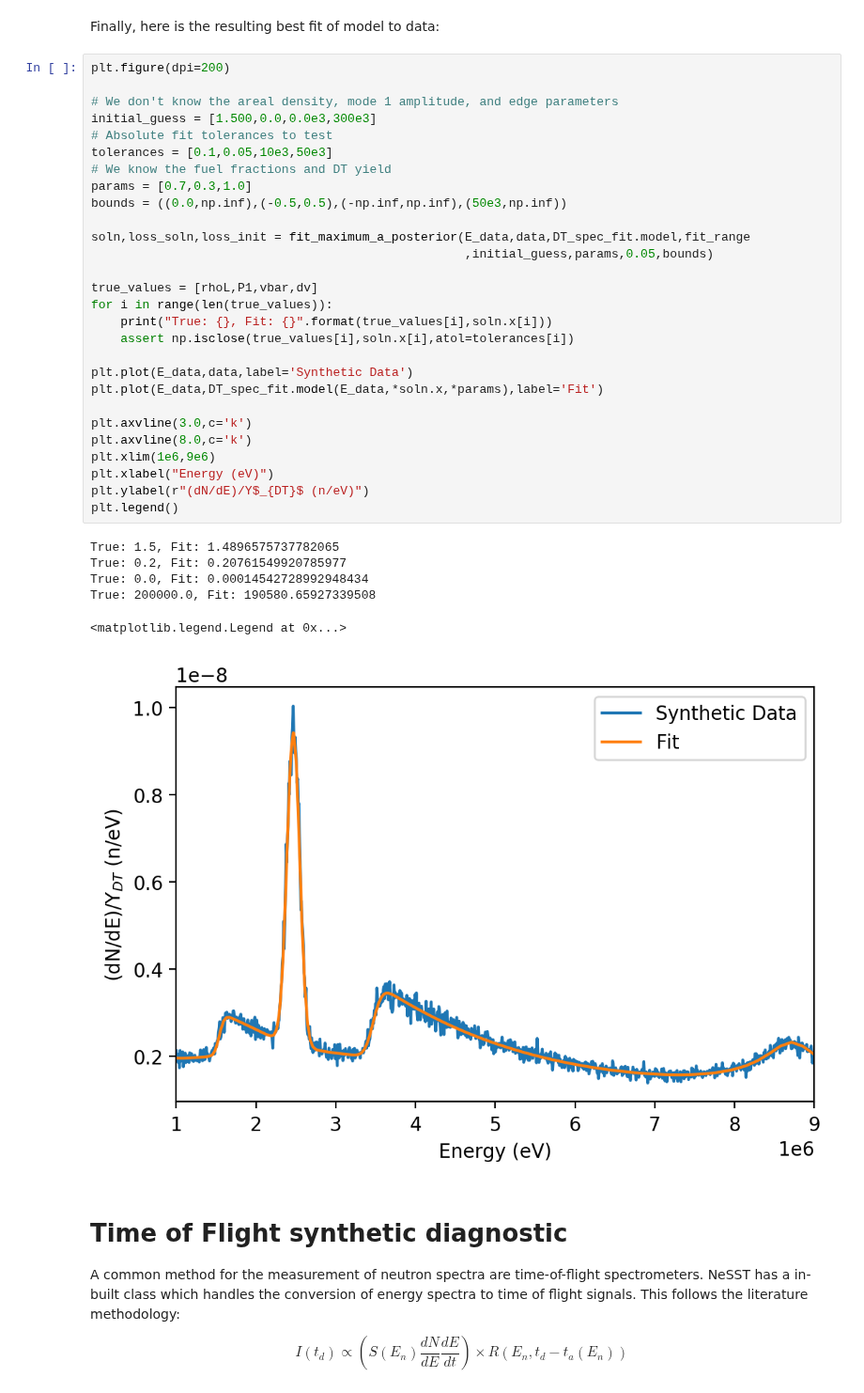
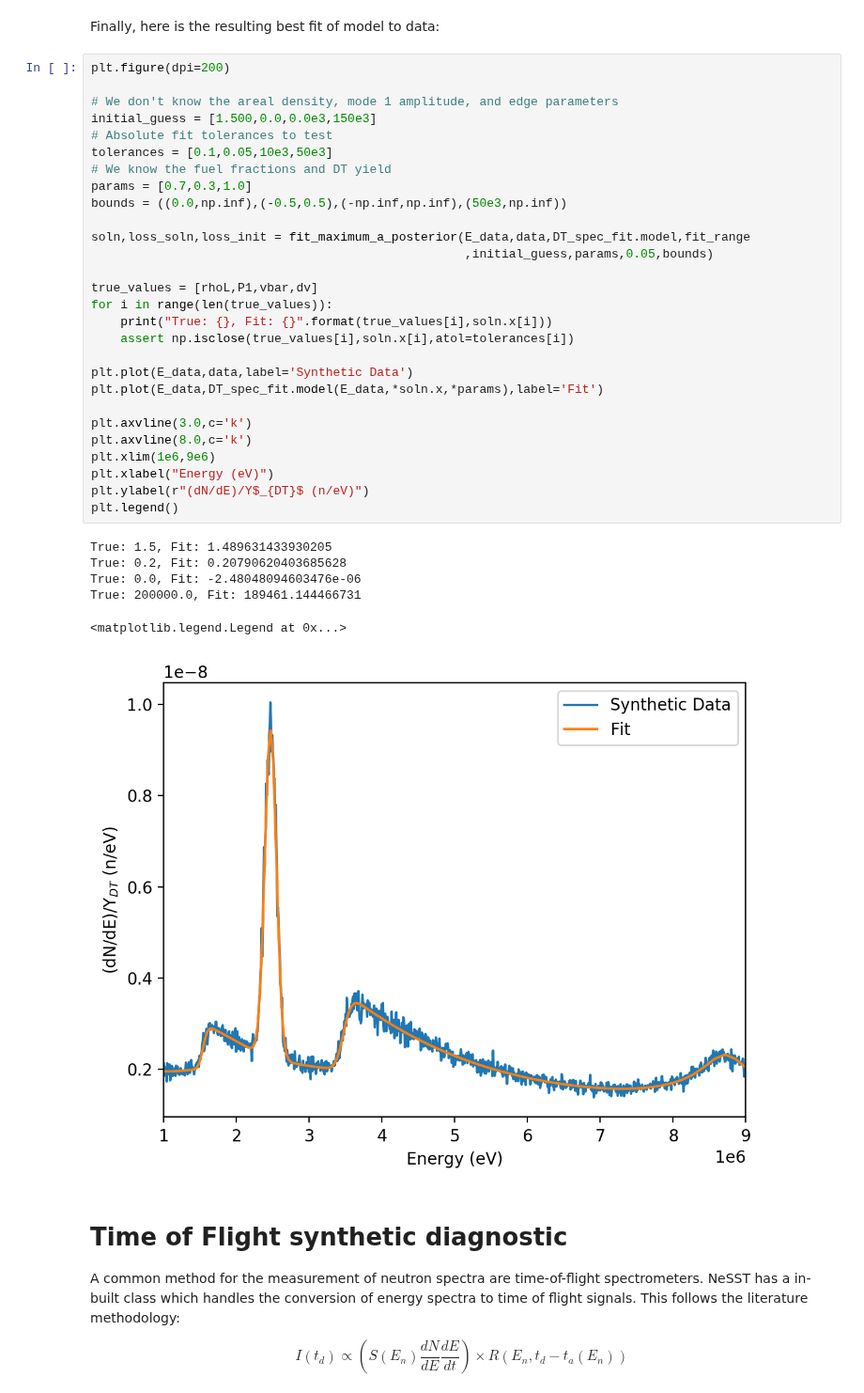
Before and after one commit to aidancrilly/NeSST, a Jupyter notebook: example/NeSST Guide.ipynb, the cells around one changed output. Shown at 94% size. Saved outputs shown, nothing was run; the diff lists cells and outputs as text.

```diff
--- a/example/NeSST Guide.ipynb
+++ b/example/NeSST Guide.ipynb
@@ -445,38 +447,38 @@ Finally, here is the resulting best fit of model to data:
 # %%
 plt.figure(dpi=200)
 
 # We don't know the areal density, mode 1 amplitude, and edge parameters
-initial_guess = [1.500,0.0,0.0e3,300e3]
+initial_guess = [1.500,0.0,0.0e3,150e3]
 # Absolute fit tolerances to test
 tolerances = [0.1,0.05,10e3,50e3]
 # We know the fuel fractions and DT yield
 params = [0.7,0.3,1.0]
 bounds = ((0.0,np.inf),(-0.5,0.5),(-np.inf,np.inf),(50e3,np.inf))
 
 soln,loss_soln,loss_init = fit_maximum_a_posterior(E_data,data,DT_spec_fit.model,fit_range
                                                    ,initial_guess,params,0.05,bounds)
 
 true_values = [rhoL,P1,vbar,dv]
 for i in range(len(true_values)):
     print("True: {}, Fit: {}".format(true_values[i],soln.x[i]))
     assert np.isclose(true_values[i],soln.x[i],atol=tolerances[i])
 
 plt.plot(E_data,data,label='Synthetic Data')
 plt.plot(E_data,DT_spec_fit.model(E_data,*soln.x,*params),label='Fit')
 
 plt.axvline(3.0,c='k')
 plt.axvline(8.0,c='k')
 plt.xlim(1e6,9e6)
 plt.xlabel("Energy (eV)")
 plt.ylabel(r"(dN/dE)/Y$_{DT}$ (n/eV)")
 plt.legend()
 # %% [output]
-True: 1.5, Fit: 1.4896575737782065
-True: 0.2, Fit: 0.20761549920785977
-True: 0.0, Fit: 0.00014542728992948434
-True: 200000.0, Fit: 190580.65927339508
+True: 1.5, Fit: 1.489631433930205
+True: 0.2, Fit: 0.20790620403685628
+True: 0.0, Fit: -2.48048094603476e-06
+True: 200000.0, Fit: 189461.144466731
 <matplotlib.legend.Legend at 0x...>
-[figure, old version]
+[figure, new version]
 # %% [markdown]
 # Time of Flight synthetic diagnostic <a class="anchor" id="sixth-bullet"></a>
 
```
Also changed, not shown: parts of 17 cells of this notebook, 3 other files.
